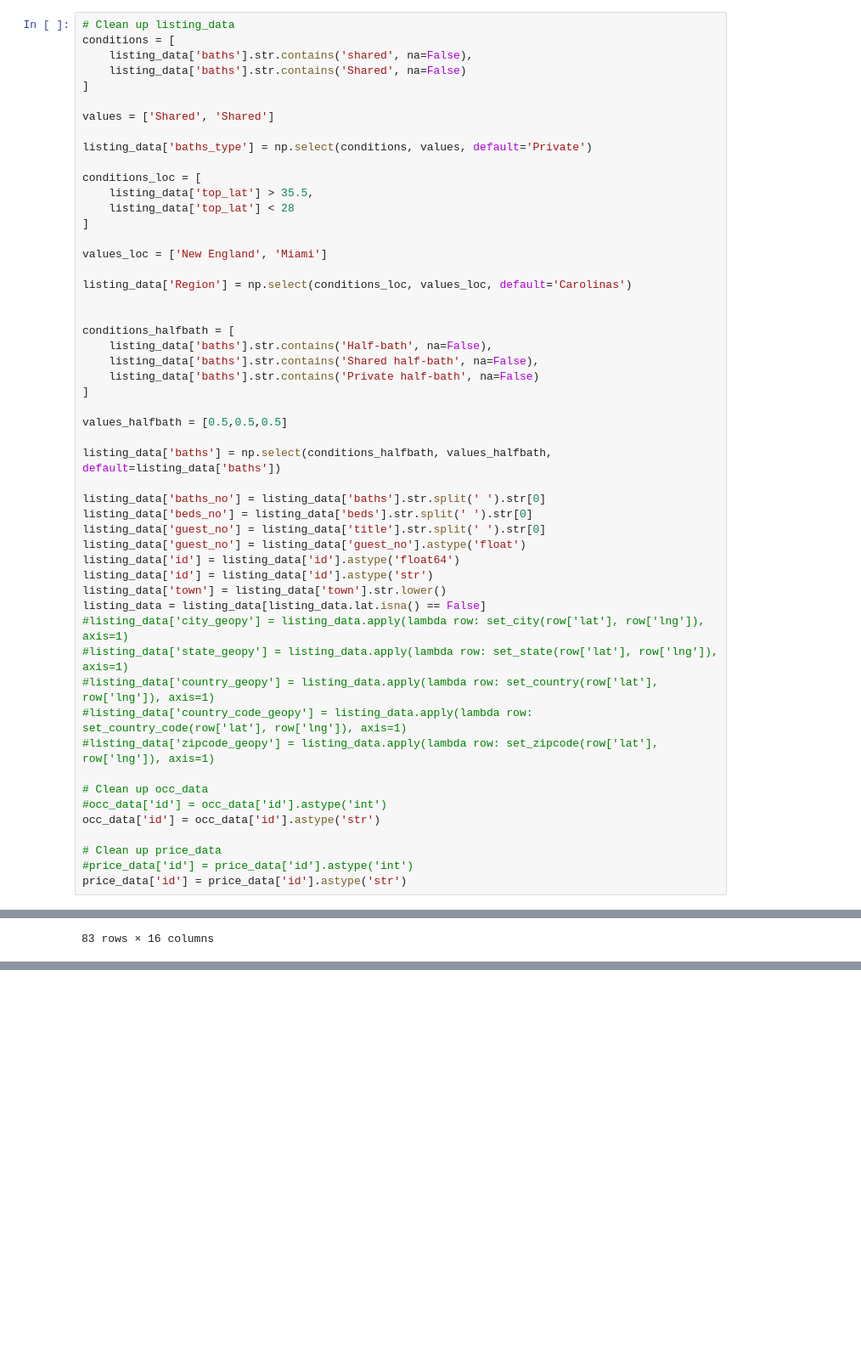
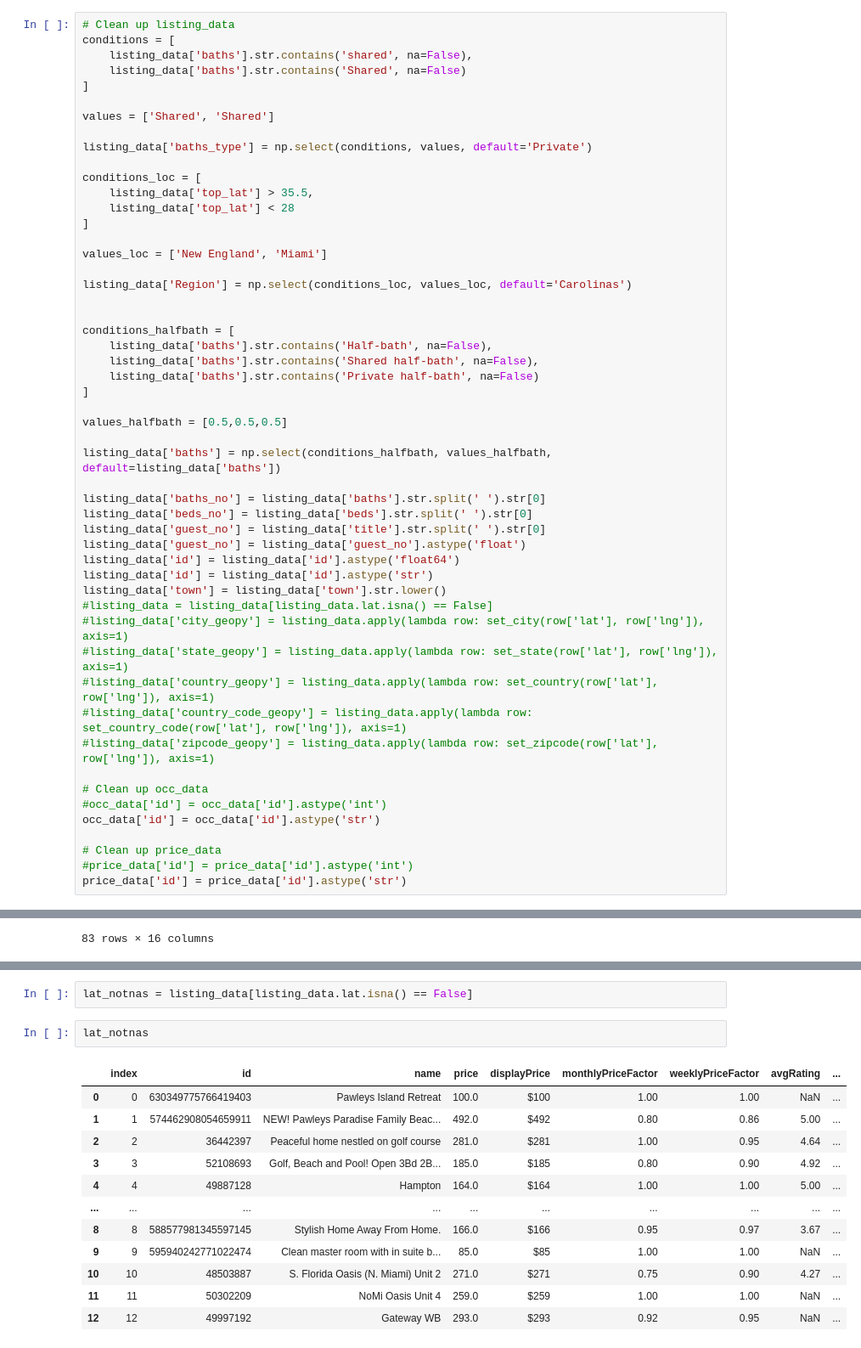
Before and after one commit to mattgilgo/airbnb_reports, a Jupyter notebook: airbnb_eda.ipynb, the cells around one changed output, grey strips where cells are left out. Shown at 85% size. Saved outputs shown, nothing was run; the diff lists cells and outputs as text; blank space fills up the shorter version.

```diff
--- a/airbnb_eda.ipynb
+++ b/airbnb_eda.ipynb
@@ -290,7 +290,7 @@ listing_data['guest_no'] = listing_data['guest_no'].astype('float')
 listing_data['id'] = listing_data['id'].astype('float64')
 listing_data['id'] = listing_data['id'].astype('str')
 listing_data['town'] = listing_data['town'].str.lower()
-listing_data = listing_data[listing_data.lat.isna() == False]
+#listing_data = listing_data[listing_data.lat.isna() == False]
 #listing_data['city_geopy'] = listing_data.apply(lambda row: set_city(row['lat'], row['lng']), axis=1)
 #listing_data['state_geopy'] = listing_data.apply(lambda row: set_state(row['lat'], row['lng']), axis=1)
 #listing_data['country_geopy'] = listing_data.apply(lambda row: set_country(row['lat'], row['lng']), axis=1)
@@ -1054,0 +1101,17 @@ roi_region_subplots.show()
+# %%
+lat_notnas = listing_data[listing_data.lat.isna() == False]
+# %%
+lat_notnas
+# %% [output]
+|  | index | id | name | price | displayPrice | monthlyPriceFactor | weeklyPriceFactor | avgRating | ... |
+| 0 | 0 | 630349775766419403 | Pawleys Island Retreat | 100.0 | $100 | 1.00 | 1.00 | NaN | ... |
+| 1 | 1 | 574462908054659911 | NEW! Pawleys Paradise Family Beac... | 492.0 | $492 | 0.80 | 0.86 | 5.00 | ... |
+| 2 | 2 | 36442397 | Peaceful home nestled on golf course | 281.0 | $281 | 1.00 | 0.95 | 4.64 | ... |
+| 3 | 3 | 52108693 | Golf, Beach and Pool! Open 3Bd 2B... | 185.0 | $185 | 0.80 | 0.90 | 4.92 | ... |
+| 4 | 4 | 49887128 | Hampton | 164.0 | $164 | 1.00 | 1.00 | 5.00 | ... |
+| ... | ... | ... | ... | ... | ... | ... | ... | ... | ... |
+| 8 | 8 | 588577981345597145 | Stylish Home Away From Home. | 166.0 | $166 | 0.95 | 0.97 | 3.67 | ... |
+| 9 | 9 | 595940242771022474 | Clean master room with in suite b... | 85.0 | $85 | 1.00 | 1.00 | NaN | ... |
+| 10 | 10 | 48503887 | S. Florida Oasis (N. Miami) Unit 2 | 271.0 | $271 | 0.75 | 0.90 | 4.27 | ... |
+| 11 | 11 | 50302209 | NoMi Oasis Unit 4 | 259.0 | $259 | 1.00 | 1.00 | NaN | ... |
+| 12 | 12 | 49997192 | Gateway WB | 293.0 | $293 | 0.92 | 0.95 | NaN | ... |
```
Also changed, not shown: parts of 9 cells of this notebook, 5 other files.
